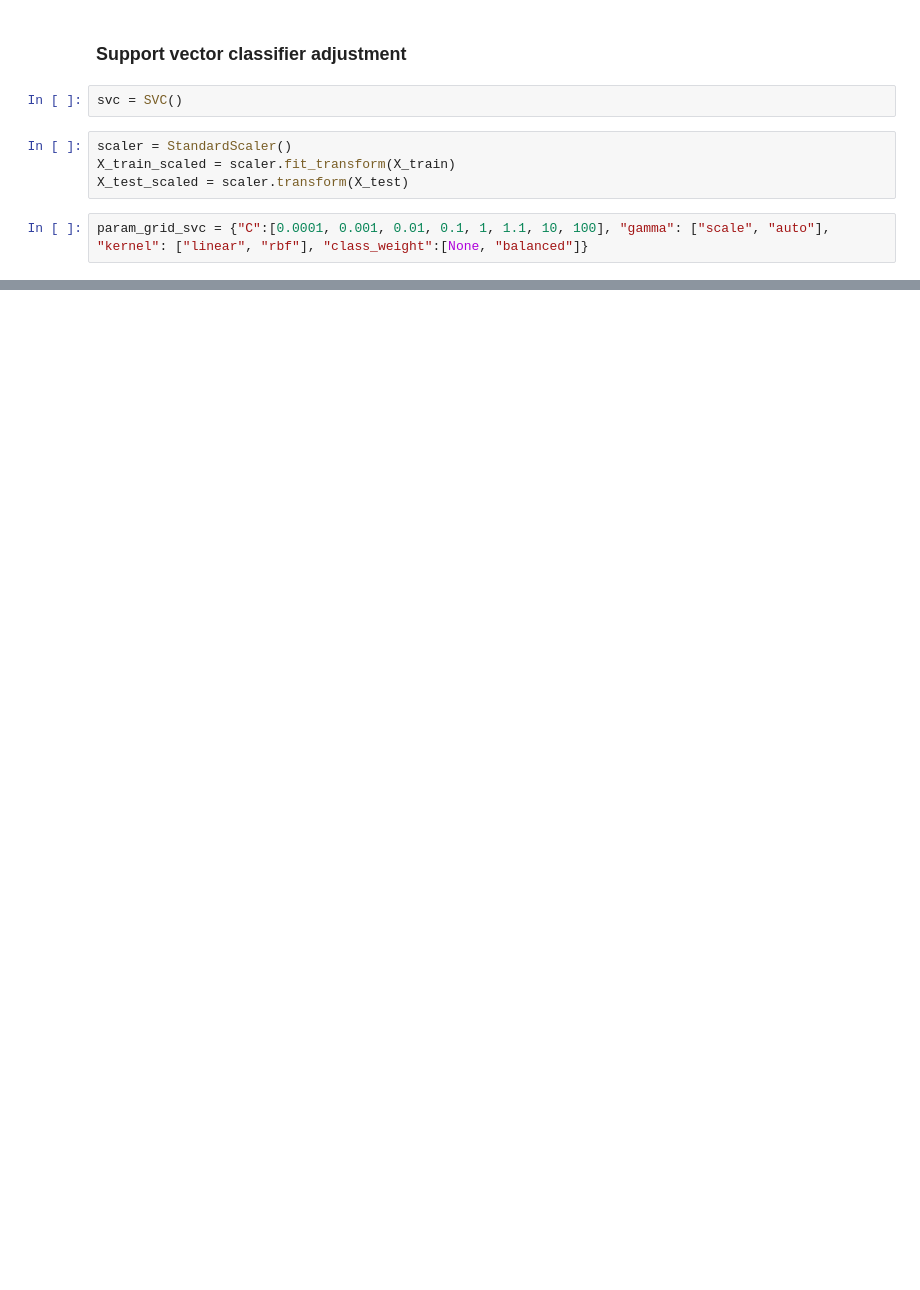
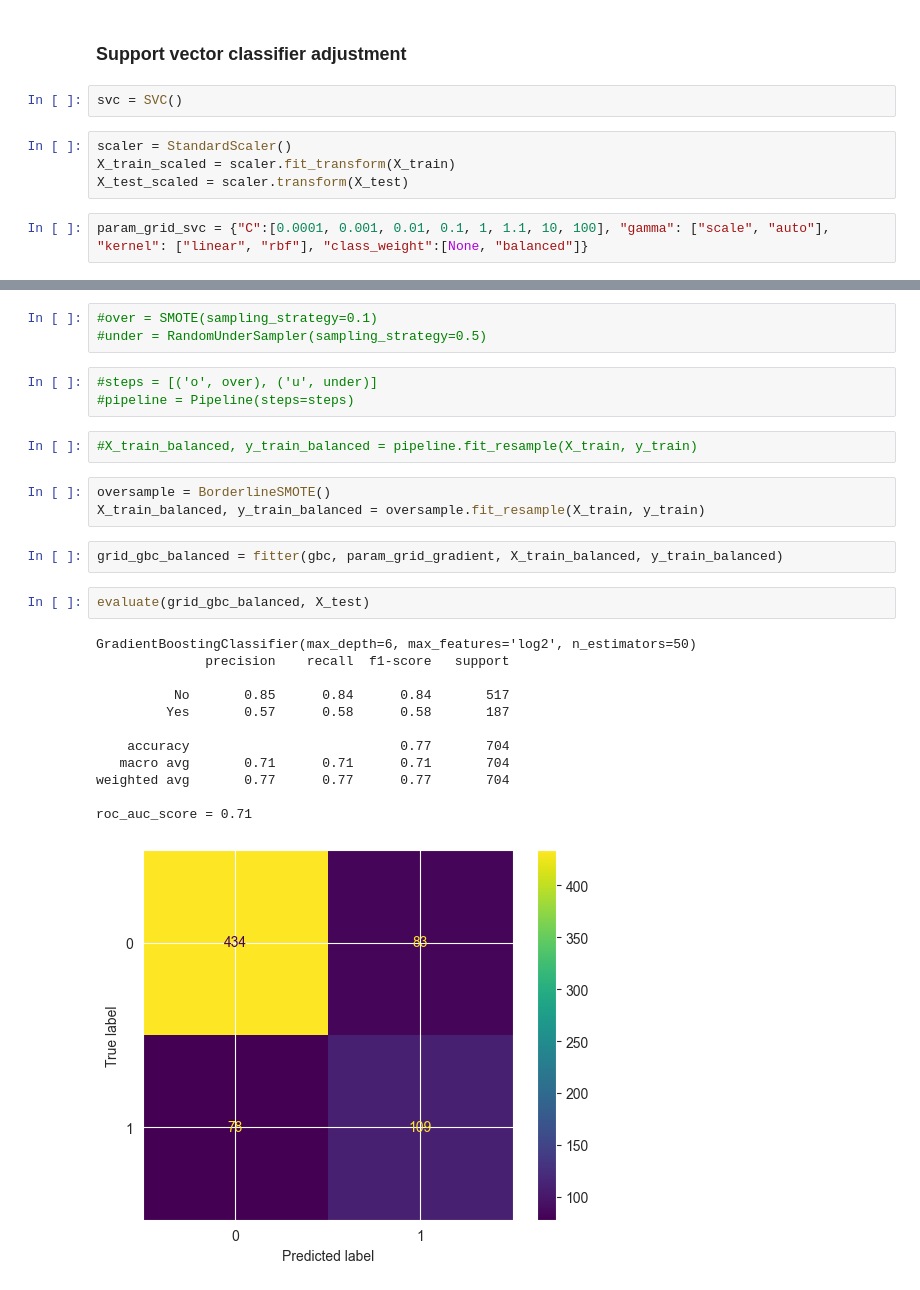
Before and after one commit to natix-x/Telco-Customer-Churn-Prediction, a Jupyter notebook: data_modelling.ipynb, the cells around one changed output, grey strips where cells are left out. Cells and saved outputs as stored; diff of their text form; blank space fills up the shorter version.

```diff
--- a/data_modelling.ipynb
+++ b/data_modelling.ipynb
@@ -198,0 +208,28 @@ roc_auc_score = 0.7
+# %%
+#over = SMOTE(sampling_strategy=0.1)
+#under = RandomUnderSampler(sampling_strategy=0.5)
+# %%
+#steps = [('o', over), ('u', under)]
+#pipeline = Pipeline(steps=steps)
+# %%
+#X_train_balanced, y_train_balanced = pipeline.fit_resample(X_train, y_train)
+# %%
+oversample = BorderlineSMOTE()
+X_train_balanced, y_train_balanced = oversample.fit_resample(X_train, y_train)
+# %%
+grid_gbc_balanced = fitter(gbc, param_grid_gradient, X_train_balanced, y_train_balanced)
+# %%
+evaluate(grid_gbc_balanced, X_test)
+# %% [output]
+GradientBoostingClassifier(max_depth=6, max_features='log2', n_estimators=50)
+              precision    recall  f1-score   support
+
+          No       0.85      0.84      0.84       517
+         Yes       0.57      0.58      0.58       187
+
+    accuracy                           0.77       704
+   macro avg       0.71      0.71      0.71       704
+weighted avg       0.77      0.77      0.77       704
+
+roc_auc_score = 0.71
+[figure, added]
```
Also changed, not shown: parts of 30 cells of this notebook.
